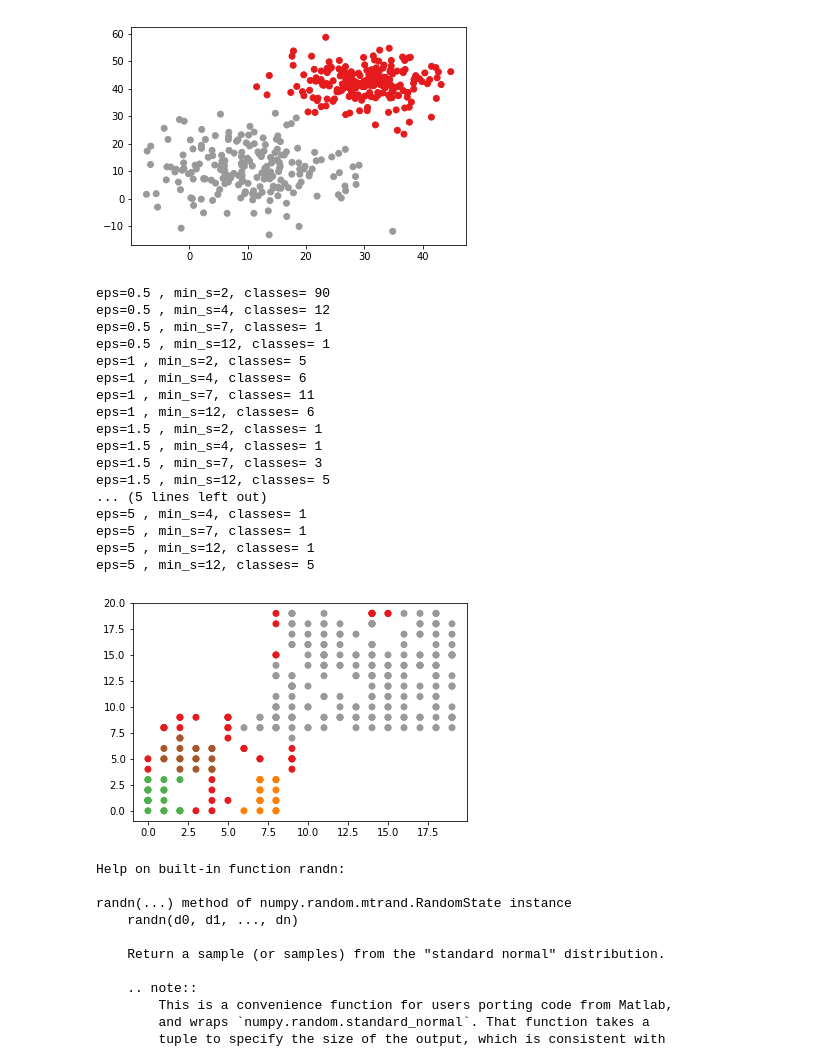
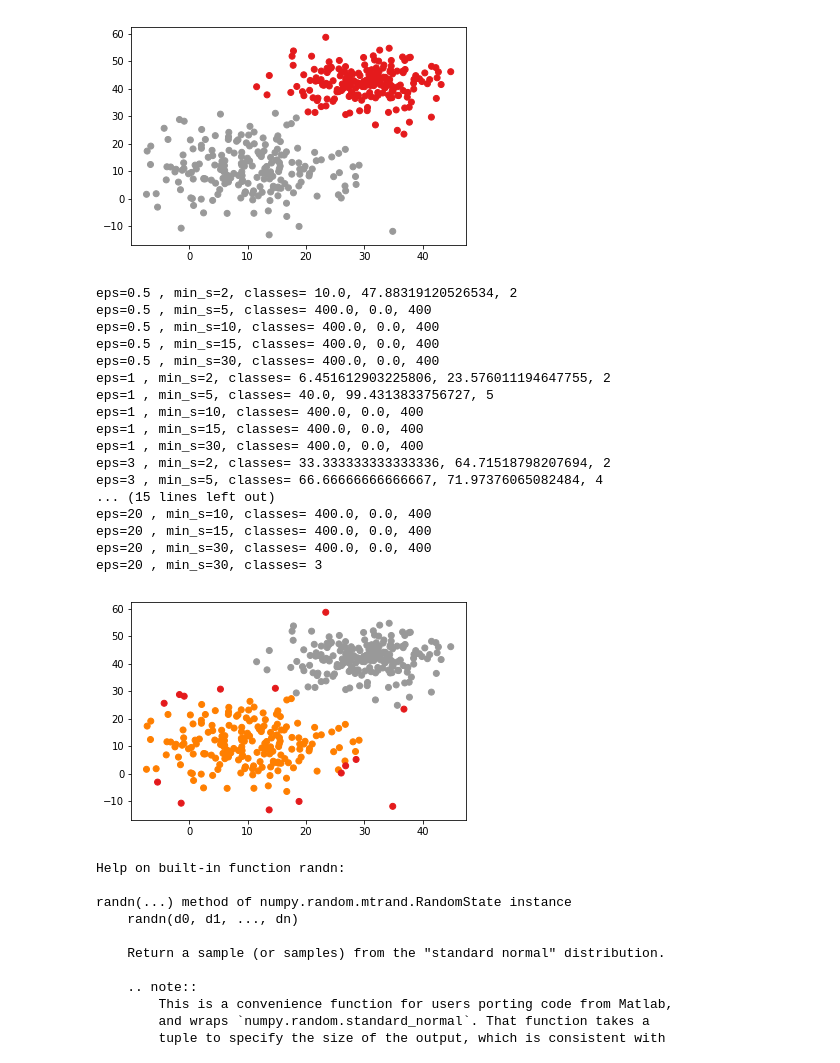
Before and after one commit to komi24/pythonOrsys23092019, a Jupyter notebook: jour5/numpy+visualisation.ipynb, the cells around one changed output. Cells and saved outputs as stored; diff of their text form; code cells hidden in the pictures.

```diff
--- a/jour5/numpy+visualisation.ipynb
+++ b/jour5/numpy+visualisation.ipynb
@@ -111,44 +111,45 @@ plt.show()
 # %%
 from sklearn.cluster import DBSCAN
 from itertools import product
 
-for eps, min_s in product([0.5, 1, 1.5, 3, 5], [2, 4, 7, 12]):
+for eps, min_s in product([0.5, 1, 3, 8, 14, 20], [2, 5, 10, 15, 30]):
     db = DBSCAN(eps=eps, min_samples=min_s)
     res = db.fit(all_points)
-    nb_class = len(set(res.labels_))
-    print(f"eps={eps} , min_s={min_s}, classes= {nb_class}")
+    nb_class_total = len(set(res.labels_))
+    nb_class = [ list(res.labels_).count(cls) for cls in set(res.labels_)]
+    print(f"eps={eps} , min_s={min_s}, classes= {np.mean(nb_class)}, {np.std(nb_class)}, {min(nb_class)}")
 
-db = DBSCAN(eps=1.5, min_samples=12)
+db = DBSCAN(eps=8, min_samples=30)
 res = db.fit(all_points)
 nb_class = len(set(res.labels_))
 print(f"eps={eps} , min_s={min_s}, classes= {nb_class}")
 
 plt.scatter(
     all_points[:,0],
     all_points[:,1],
     c=res.labels_,
     cmap='Set1')
 
 plt.show()
 # %% [output]
-eps=0.5 , min_s=2, classes= 90
-eps=0.5 , min_s=4, classes= 12
-eps=0.5 , min_s=7, classes= 1
-eps=0.5 , min_s=12, classes= 1
-eps=1 , min_s=2, classes= 5
-eps=1 , min_s=4, classes= 6
-eps=1 , min_s=7, classes= 11
-eps=1 , min_s=12, classes= 6
-eps=1.5 , min_s=2, classes= 1
-eps=1.5 , min_s=4, classes= 1
-eps=1.5 , min_s=7, classes= 3
-eps=1.5 , min_s=12, classes= 5
-... (5 lines left out)
-eps=5 , min_s=4, classes= 1
-eps=5 , min_s=7, classes= 1
-eps=5 , min_s=12, classes= 1
-eps=5 , min_s=12, classes= 5
+eps=0.5 , min_s=2, classes= 10.0, 47.88319120526534, 2
+eps=0.5 , min_s=5, classes= 400.0, 0.0, 400
+eps=0.5 , min_s=10, classes= 400.0, 0.0, 400
+eps=0.5 , min_s=15, classes= 400.0, 0.0, 400
+eps=0.5 , min_s=30, classes= 400.0, 0.0, 400
+eps=1 , min_s=2, classes= 6.451612903225806, 23.576011194647755, 2
+eps=1 , min_s=5, classes= 40.0, 99.4313833756727, 5
+eps=1 , min_s=10, classes= 400.0, 0.0, 400
+eps=1 , min_s=15, classes= 400.0, 0.0, 400
+eps=1 , min_s=30, classes= 400.0, 0.0, 400
+eps=3 , min_s=2, classes= 33.333333333333336, 64.71518798207694, 2
+eps=3 , min_s=5, classes= 66.66666666666667, 71.97376065082484, 4
+... (15 lines left out)
+eps=20 , min_s=10, classes= 400.0, 0.0, 400
+eps=20 , min_s=15, classes= 400.0, 0.0, 400
+eps=20 , min_s=30, classes= 400.0, 0.0, 400
+eps=20 , min_s=30, classes= 3
-[figure, old version]
+[figure, new version]
 # %%
 help(np.random.randn)
 # %% [output]
```
Also changed, not shown: 6 other files.
